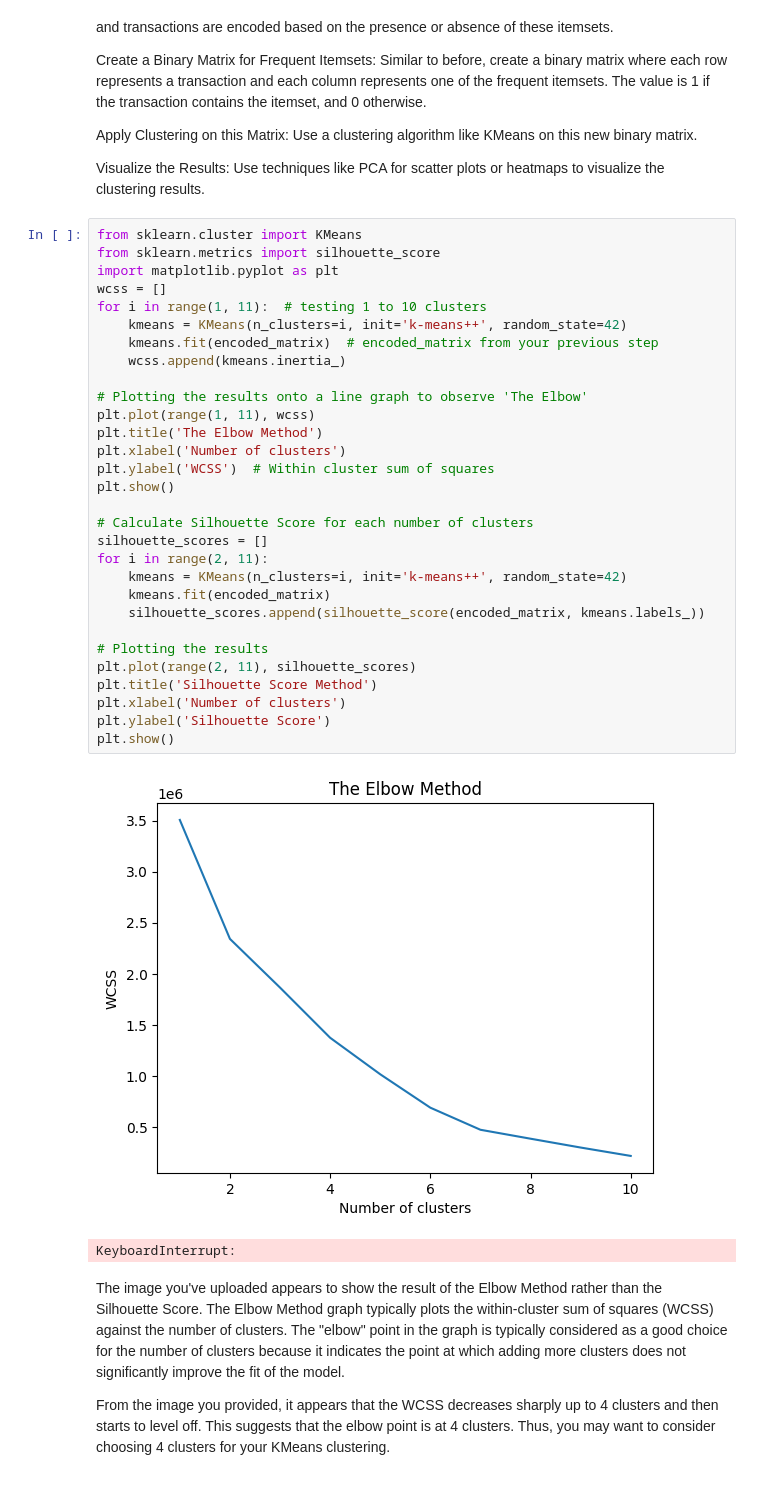
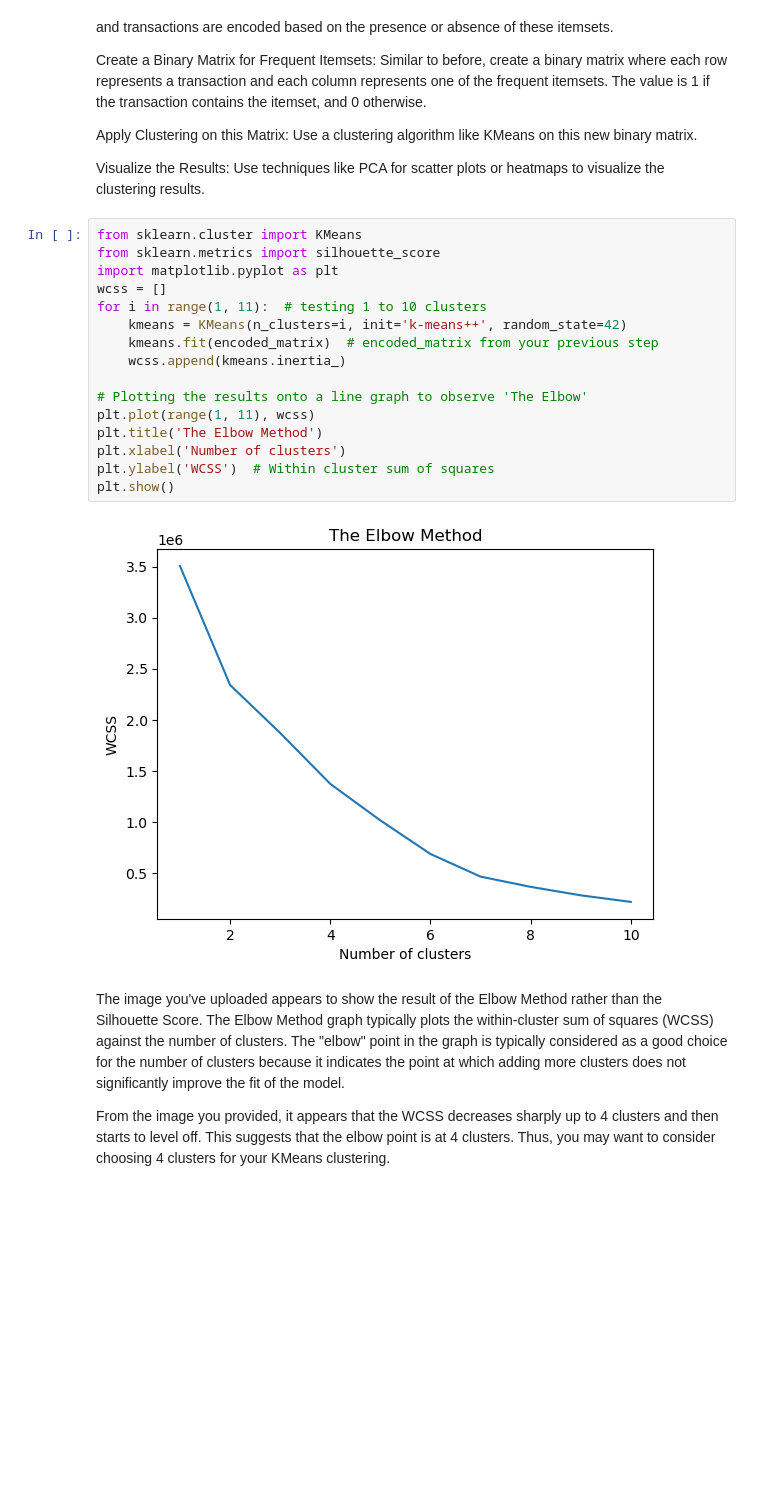
Before and after one commit to ruizhiwang11/assignment2__cz4032, a Jupyter notebook: Par3Part4.ipynb, the cells around one changed output. Cells and saved outputs as stored; diff of their text form; blank space fills up the shorter version.

```diff
--- a/Par3Part4.ipynb
+++ b/Par3Part4.ipynb
@@ -100,36 +100,21 @@ Visualize the Results: Use techniques like PCA for scatter plots or heatmaps to
 # %%
 from sklearn.cluster import KMeans
 from sklearn.metrics import silhouette_score
 import matplotlib.pyplot as plt
 wcss = []
 for i in range(1, 11):  # testing 1 to 10 clusters
     kmeans = KMeans(n_clusters=i, init='k-means++', random_state=42)
     kmeans.fit(encoded_matrix)  # encoded_matrix from your previous step
     wcss.append(kmeans.inertia_)
 
 # Plotting the results onto a line graph to observe 'The Elbow'
 plt.plot(range(1, 11), wcss)
 plt.title('The Elbow Method')
 plt.xlabel('Number of clusters')
 plt.ylabel('WCSS')  # Within cluster sum of squares
 plt.show()
-
-# Calculate Silhouette Score for each number of clusters
-silhouette_scores = []
-for i in range(2, 11):
-    kmeans = KMeans(n_clusters=i, init='k-means++', random_state=42)
-    kmeans.fit(encoded_matrix)
-    silhouette_scores.append(silhouette_score(encoded_matrix, kmeans.labels_))
-
-# Plotting the results
-plt.plot(range(2, 11), silhouette_scores)
-plt.title('Silhouette Score Method')
-plt.xlabel('Number of clusters')
-plt.ylabel('Silhouette Score')
-plt.show()
 # %% [output]
-[figure, old version]
+[figure, new version]
-KeyboardInterrupt:
 # %% [markdown]
 The image you've uploaded appears to show the result of the Elbow Method rather than the Silhouette Score. The Elbow Method graph typically plots the within-cluster sum of squares (WCSS) against the number of clusters. The "elbow" point in the graph is typically considered as a good choice for the number of clusters because it indicates the point at which adding more clusters does not significantly improve the fit of the model.
 
```
Also changed, not shown: parts of 8 cells of this notebook.
